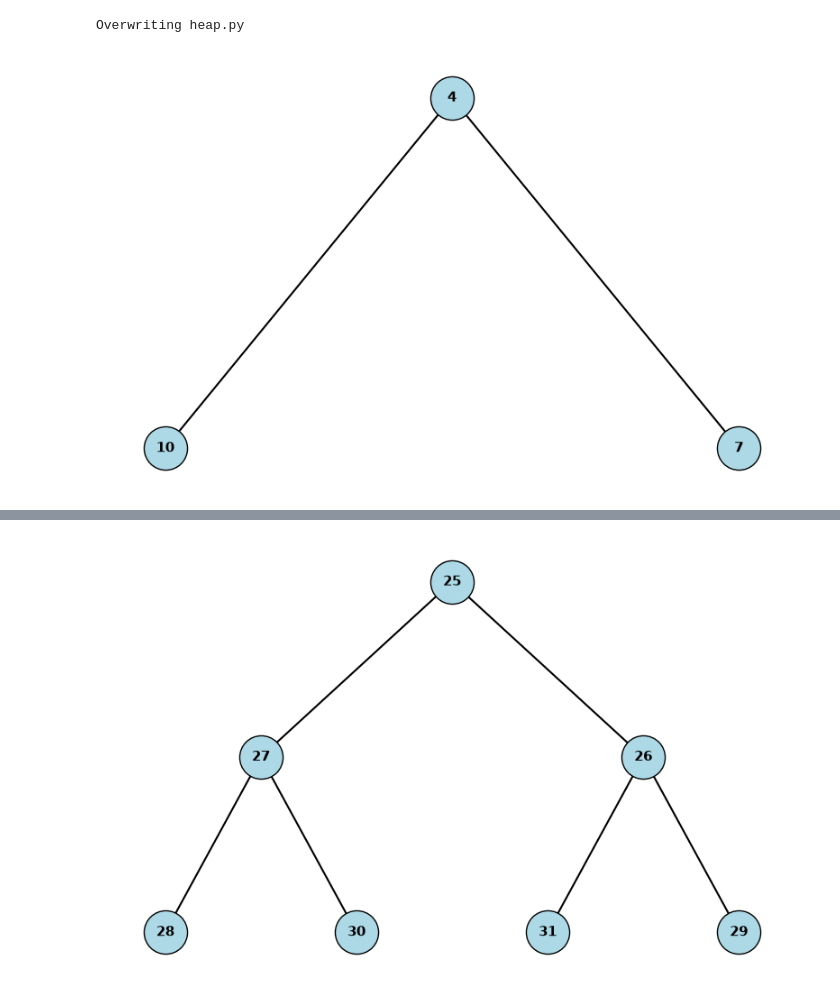
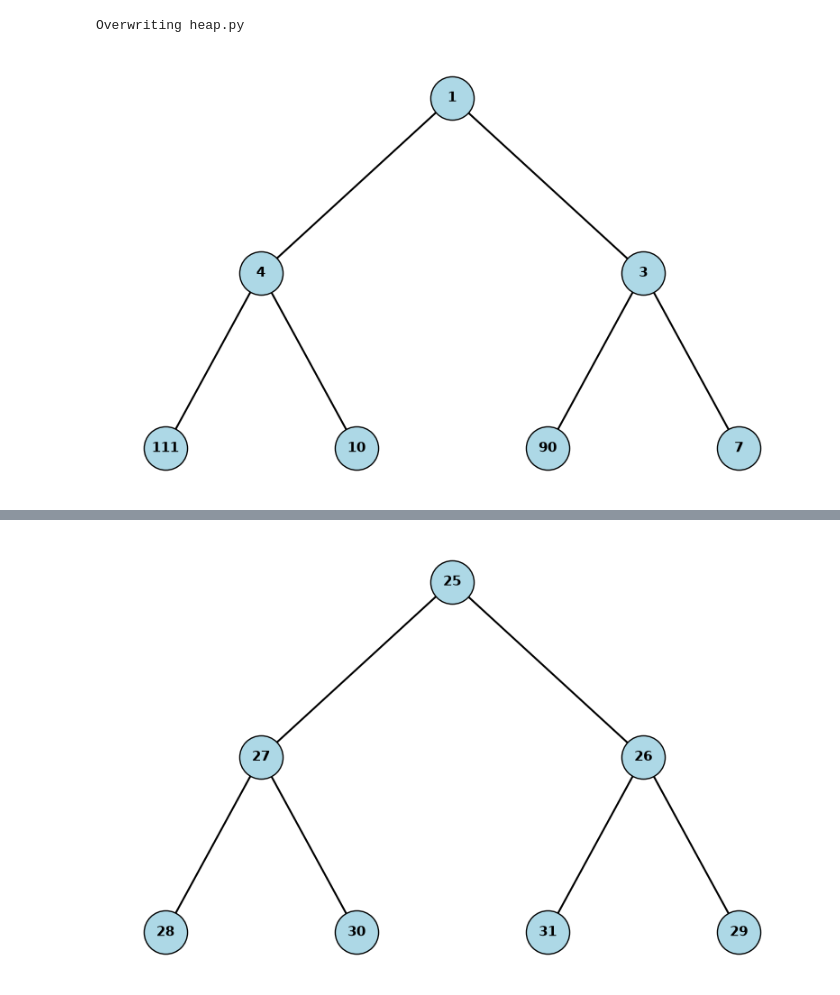
Before and after one commit to iamdavidhdzz/ED_2026_02_v2, a Jupyter notebook: student_work/Proyecto2/Proyecto_2_Heap.ipynb, the cells around one changed output, grey strips where cells are left out. Cells and saved outputs as stored; diff of their text form; code cells hidden in the pictures.

```diff
--- a/student_work/Proyecto2/Proyecto_2_Heap.ipynb
+++ b/student_work/Proyecto2/Proyecto_2_Heap.ipynb
@@ -219,15 +219,19 @@ Overwriting heap.py
 # %%
 import importlib
 import heap
 importlib.reload(heap)          # vuelve a leer heap.py si lo cambió
 from heap import Heap
 
 H = Heap()
 H.insert(10)
 H.insert(4)
+H.insert(90)
+H.insert(111)
+H.insert(3)
+H.insert(1)
 H.insert(7, imagen=True)
 # %% [output]
-[figure, old version]
+[figure, new version]
 # %%
 # Prueba de extracción
 H.remove_smallest(imagen=True)
```
Also changed, not shown: parts of 1 cell of this notebook.
